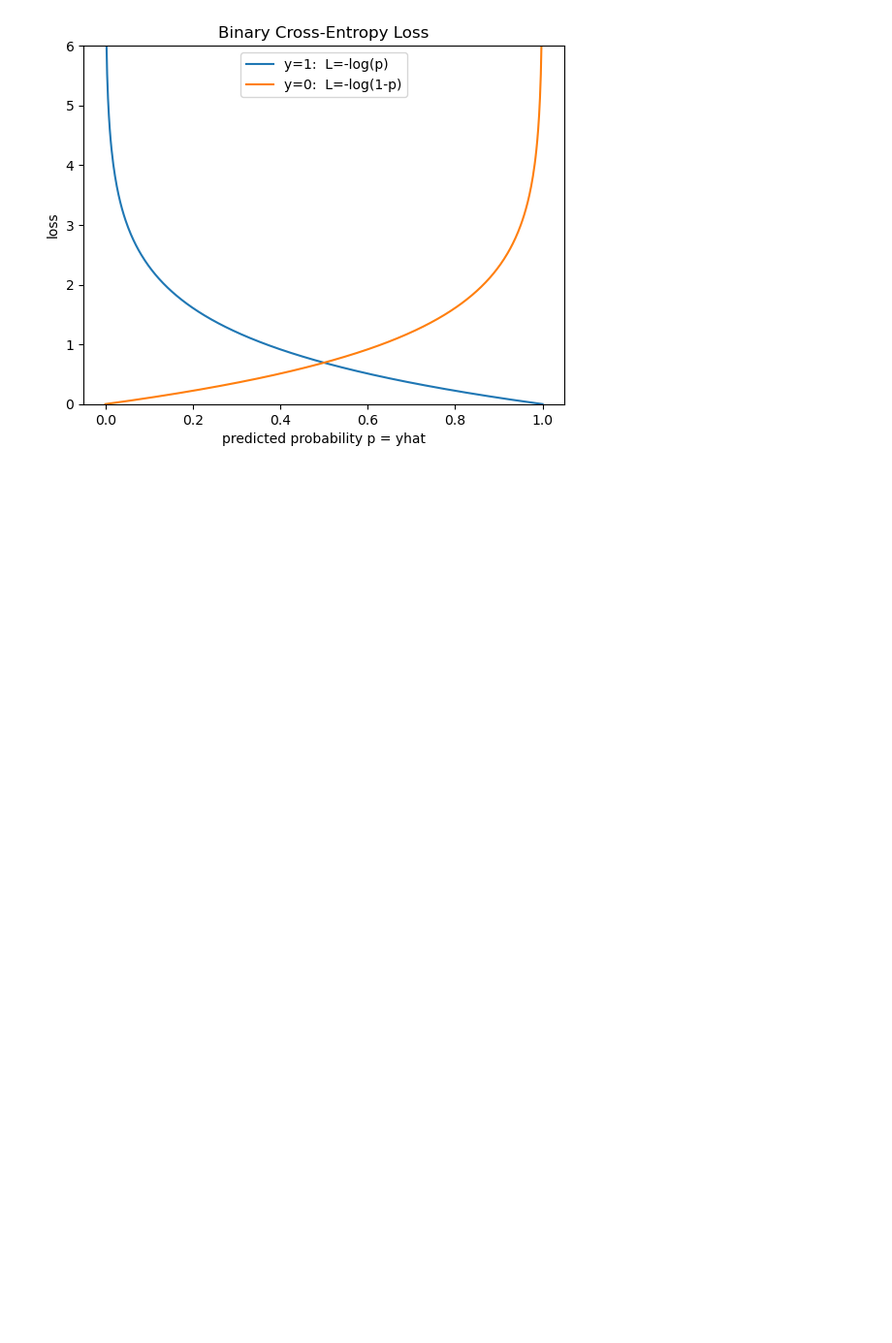
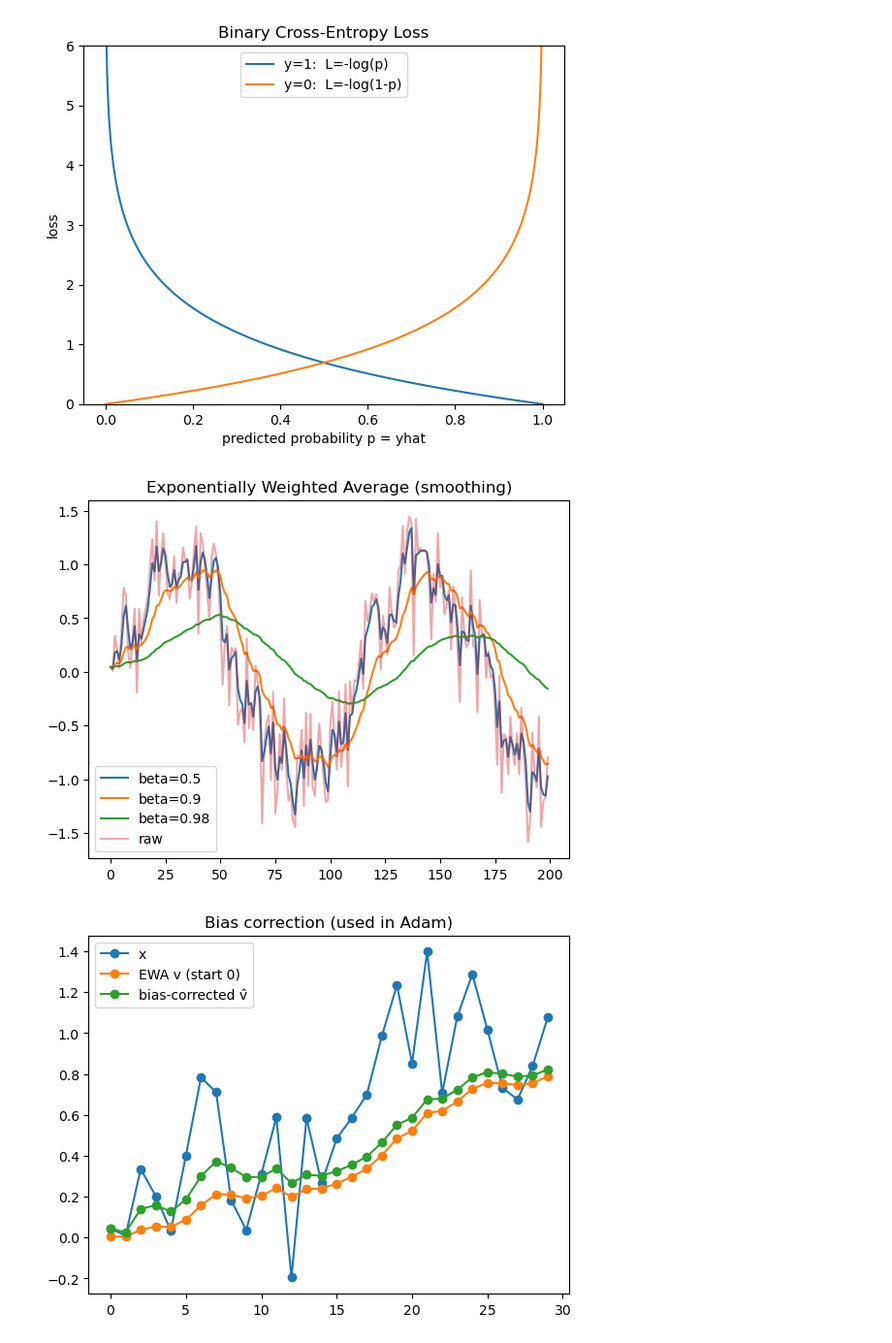
Before and after one commit to mmnsrti/ai_learning, a Jupyter notebook: ml/tutorials/chainrule/chainrule.ipynb, the cells around one changed output. Shown at 97% size. Drawn from its saved outputs; the diff is of its cells as text; code cells hidden in the pictures; blank space fills up the shorter version.

```diff
--- a/ml/tutorials/chainrule/chainrule.ipynb
+++ b/ml/tutorials/chainrule/chainrule.ipynb
@@ -591,3 +591,55 @@ plt.ylim(0, 6)
 plt.show()
 # %% [output]
 [figure]
+# %%
+import numpy as np
+import matplotlib.pyplot as plt
+
+def ewa(x, beta, v0=None):
+    x = np.asarray(x, dtype=float)
+    v = np.zeros_like(x)
+    v[0] = x[0] if v0 is None else v0
+    for t in range(1, len(x)):
+        v[t] = beta*v[t-1] + (1-beta)*x[t]
+    return v
+
+def ewa_bias_corrected(x, beta):
+    x = np.asarray(x, dtype=float)
+    v = 0.0
+    vhat = np.zeros_like(x)
+    for t in range(len(x)):
+        v = beta*v + (1-beta)*x[t]
+        vhat[t] = v / (1 - beta**(t+1))
+    return vhat
+
+# noisy signal
+rng = np.random.default_rng(0)
+t = np.arange(200)
+x = np.sin(t/18) + rng.normal(0, 0.35, size=len(t))
+
+for beta in [0.5, 0.9, 0.98]:
+    plt.plot(t, ewa(x, beta), label=f"beta={beta}")
+plt.plot(t, x, alpha=0.4, label="raw")
+plt.title("Exponentially Weighted Average (smoothing)")
+plt.legend()
+plt.show()
+
+# bias correction demo (first 30 steps)
+beta = 0.9
+v_raw = []
+v = 0.0
+for xi in x:
+    v = beta*v + (1-beta)*xi
+    v_raw.append(v)
+v_raw = np.array(v_raw)
+v_hat = ewa_bias_corrected(x, beta)
+
+plt.plot(t[:30], x[:30], marker="o", label="x")
+plt.plot(t[:30], v_raw[:30], marker="o", label="EWA v (start 0)")
+plt.plot(t[:30], v_hat[:30], marker="o", label="bias-corrected v̂")
+plt.title("Bias correction (used in Adam)")
+plt.legend()
+plt.show()
+# %% [output]
+[figure, added]
+[figure, added]
```
Also changed, not shown: 12 other files.
